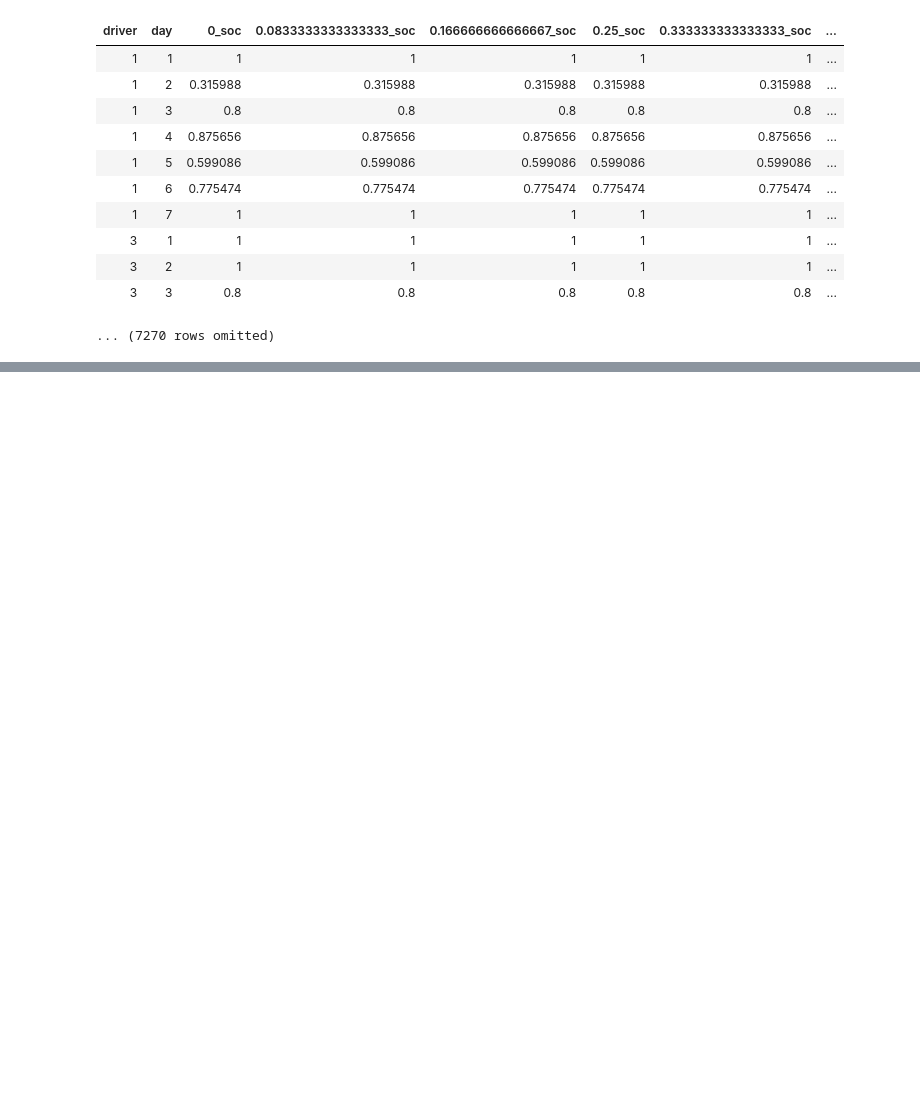
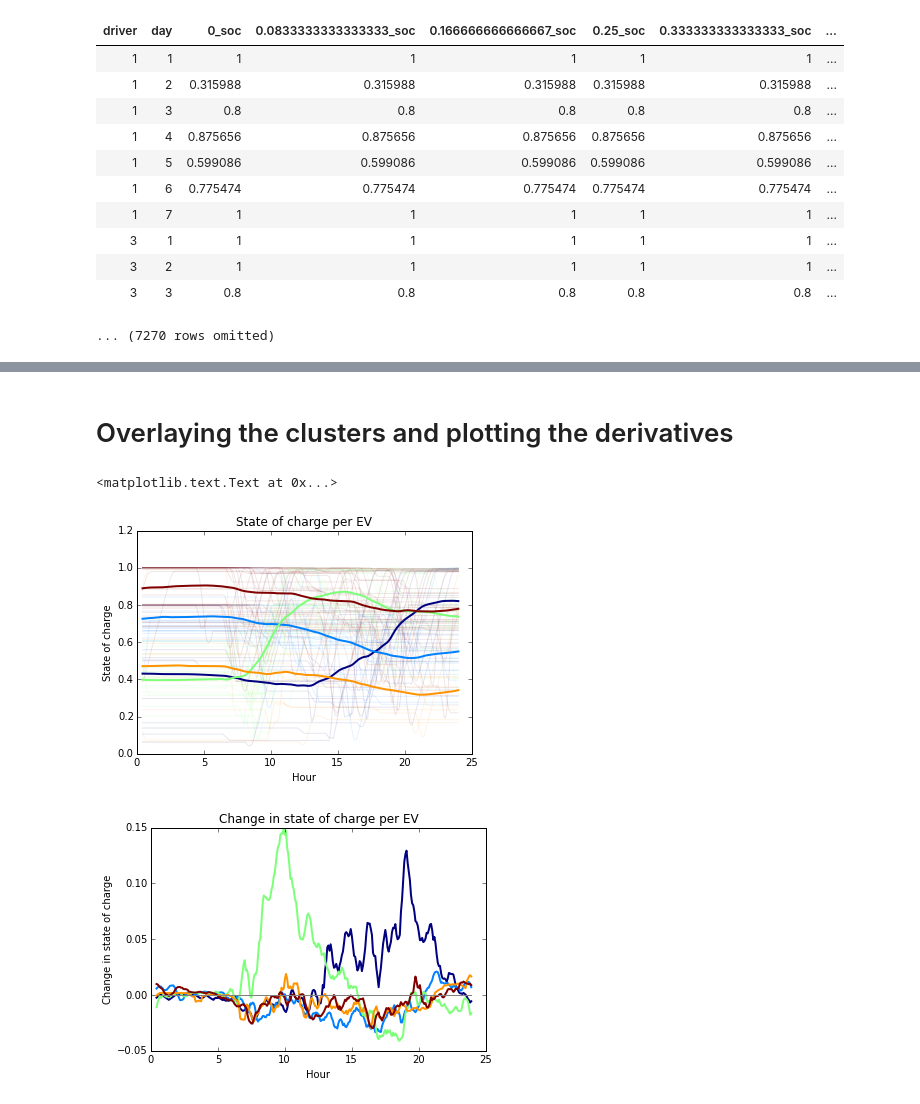
Before and after one commit to akansal1/smart-cities-connector, a Jupyter notebook: labs_in_progress/EV_Clustering.ipynb, the cells around one changed output, grey strips where cells are left out. Drawn from its saved outputs; the diff is of its cells as text; code cells hidden in the pictures; blank space fills up the shorter version.

```diff
--- a/labs_in_progress/EV_Clustering.ipynb
+++ b/labs_in_progress/EV_Clustering.ipynb
@@ -72,0 +121,2 @@ for i in range(n_clusters):
+# %% [markdown]
+# Overlaying the clusters and plotting the derivatives
@@ -72,0 +128,27 @@ for i in range(n_clusters):
+# %%
+for i in range(100):
+    plt.plot(x_ticks, X_rolling.T[i], color = colorVals[estimator.labels_[i]], alpha=.1)
+
+for i in range(n_clusters):
+    plt.plot(x_ticks, np.mean(X_rolling[estimator.labels_==i]),
+             color=colorVals[i], linewidth=2)
+
+plt.xlabel('Hour')
+plt.ylabel('State of charge')
+plt.title('State of charge per EV')
+
+
+#Plot the derivative
+plt.figure()
+for i in range(n_clusters):
+    dy_dx = get_slope(np.array(np.mean(X_rolling[estimator.labels_==i])), x_ticks)
+    plt.plot(x_ticks[:-1], dy_dx, color=colorVals[i], linewidth=2)
+
+plt.plot(x_ticks[:-1], np.zeros(len(x_ticks[:-1])), color = 'grey')
+plt.xlabel('Hour')
+plt.ylabel('Change in state of charge')
+plt.title('Change in state of charge per EV')
+# %% [output]
+<matplotlib.text.Text at 0x...>
+[figure, added]
+[figure, added]
```
Also changed, not shown: parts of 10 cells of this notebook.
